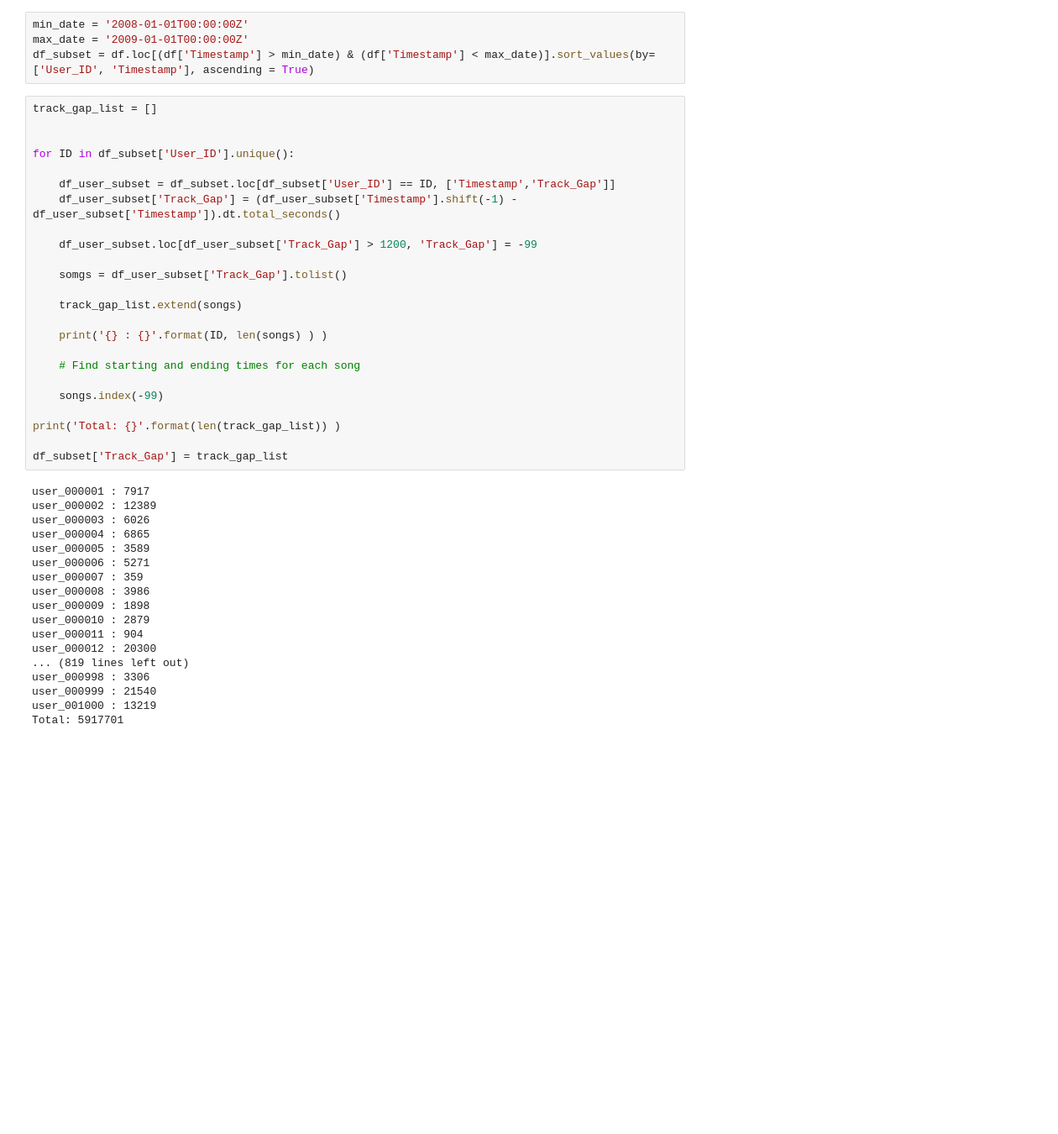
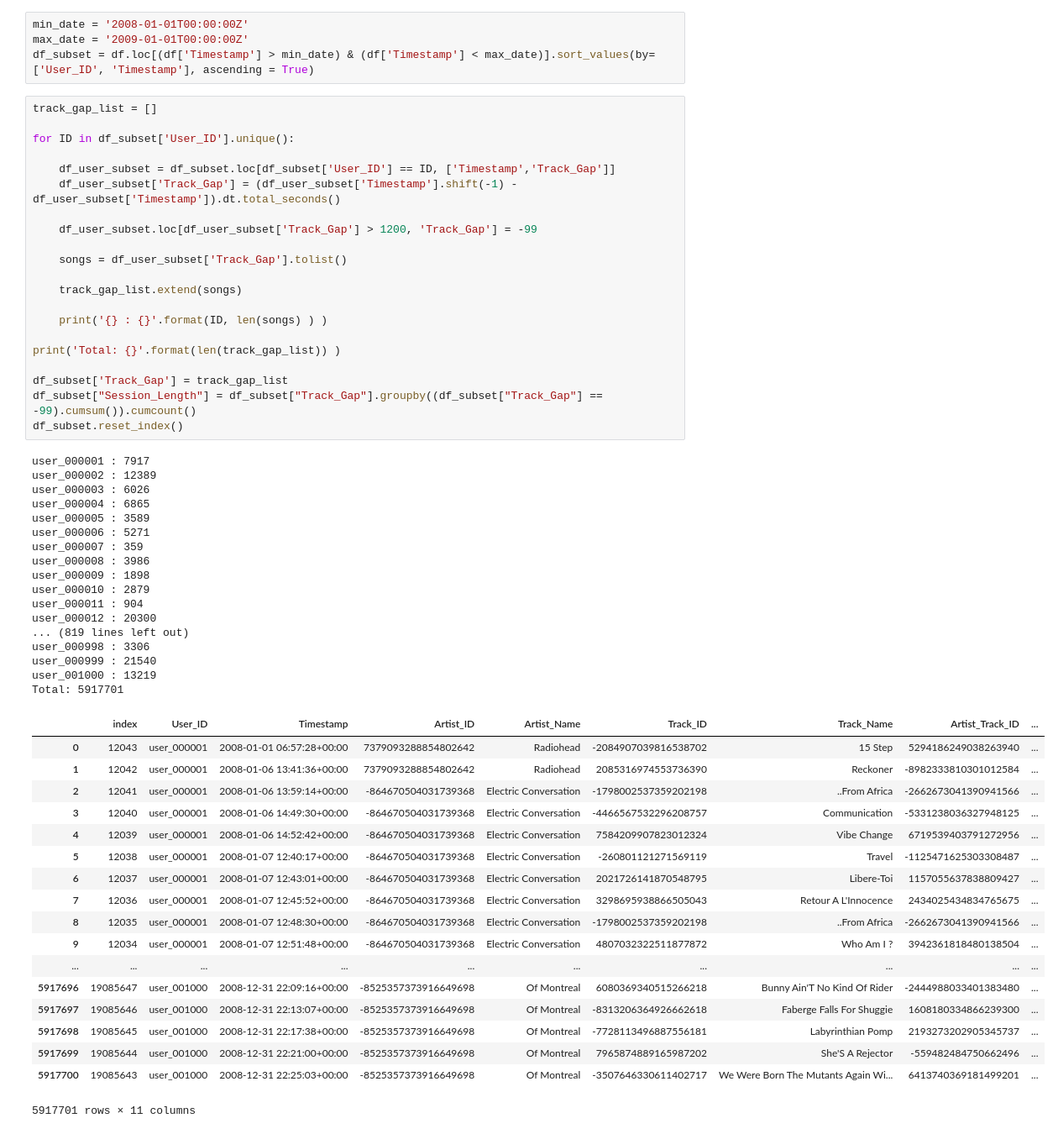
Before and after one commit to Browun/technical-test-lastfm, a Jupyter notebook: Technical-Test-Lastfm.ipynb, the cells around one changed output. Shown at 84% size. Drawn from its saved outputs; the diff is of its cells as text; blank space fills up the shorter version.

```diff
--- a/Technical-Test-Lastfm.ipynb
+++ b/Technical-Test-Lastfm.ipynb
@@ -538,7 +538,6 @@ max_date = '2009-01-01T00:00:00Z'
 df_subset = df.loc[(df['Timestamp'] > min_date) & (df['Timestamp'] < max_date)].sort_values(by=['User_ID', 'Timestamp'], ascending = True)
 # %%
 track_gap_list = []
-
 
 for ID in df_subset['User_ID'].unique():
 
@@ -546,35 +545,51 @@ for ID in df_subset['User_ID'].unique():
     df_user_subset['Track_Gap'] = (df_user_subset['Timestamp'].shift(-1) - df_user_subset['Timestamp']).dt.total_seconds()
 
     df_user_subset.loc[df_user_subset['Track_Gap'] > 1200, 'Track_Gap'] = -99
 
-    somgs = df_user_subset['Track_Gap'].tolist()
+    songs = df_user_subset['Track_Gap'].tolist()
 
     track_gap_list.extend(songs)
 
     print('{} : {}'.format(ID, len(songs) ) )
 
-    # Find starting and ending times for each song
-
-    songs.index(-99)
-
 print('Total: {}'.format(len(track_gap_list)) )
 
 df_subset['Track_Gap'] = track_gap_list
+df_subset["Session_Length"] = df_subset["Track_Gap"].groupby((df_subset["Track_Gap"] == -99).cumsum()).cumcount()
+df_subset.reset_index()
 # %% [output]
 user_000001 : 7917
 user_000002 : 12389
 user_000003 : 6026
 user_000004 : 6865
 user_000005 : 3589
 user_000006 : 5271
 user_000007 : 359
 user_000008 : 3986
 user_000009 : 1898
 user_000010 : 2879
 user_000011 : 904
 user_000012 : 20300
 ... (819 lines left out)
 user_000998 : 3306
 user_000999 : 21540
 user_001000 : 13219
 Total: 5917701
+|  | index | User_ID | Timestamp | Artist_ID | Artist_Name | Track_ID | Track_Name | Artist_Track_ID | ... |
+| 0 | 12043 | user_000001 | 2008-01-01 06:57:28+00:00 | 7379093288854802642 | Radiohead | -2084907039816538702 | 15 Step | 5294186249038263940 | ... |
+| 1 | 12042 | user_000001 | 2008-01-06 13:41:36+00:00 | 7379093288854802642 | Radiohead | 2085316974553736390 | Reckoner | -8982333810301012584 | ... |
+| 2 | 12041 | user_000001 | 2008-01-06 13:59:14+00:00 | -864670504031739368 | Electric Conversation | -1798002537359202198 | ..From Africa | -2662673041390941566 | ... |
+| 3 | 12040 | user_000001 | 2008-01-06 14:49:30+00:00 | -864670504031739368 | Electric Conversation | -4466567532296208757 | Communication | -5331238036327948125 | ... |
+| 4 | 12039 | user_000001 | 2008-01-06 14:52:42+00:00 | -864670504031739368 | Electric Conversation | 7584209907823012324 | Vibe Change | 6719539403791272956 | ... |
+| 5 | 12038 | user_000001 | 2008-01-07 12:40:17+00:00 | -864670504031739368 | Electric Conversation | -260801121271569119 | Travel | -1125471625303308487 | ... |
+| 6 | 12037 | user_000001 | 2008-01-07 12:43:01+00:00 | -864670504031739368 | Electric Conversation | 2021726141870548795 | Libere-Toi | 1157055637838809427 | ... |
+| 7 | 12036 | user_000001 | 2008-01-07 12:45:52+00:00 | -864670504031739368 | Electric Conversation | 3298695938866505043 | Retour A L'Innocence | 2434025434834765675 | ... |
+| 8 | 12035 | user_000001 | 2008-01-07 12:48:30+00:00 | -864670504031739368 | Electric Conversation | -1798002537359202198 | ..From Africa | -2662673041390941566 | ... |
+| 9 | 12034 | user_000001 | 2008-01-07 12:51:48+00:00 | -864670504031739368 | Electric Conversation | 4807032322511877872 | Who Am I ? | 3942361818480138504 | ... |
+| ... | ... | ... | ... | ... | ... | ... | ... | ... | ... |
+| 5917696 | 19085647 | user_001000 | 2008-12-31 22:09:16+00:00 | -8525357373916649698 | Of Montreal | 6080369340515266218 | Bunny Ain'T No Kind Of Rider | -2444988033401383480 | ... |
+| 5917697 | 19085646 | user_001000 | 2008-12-31 22:13:07+00:00 | -8525357373916649698 | Of Montreal | -8313206364926662618 | Faberge Falls For Shuggie | 1608180334866239300 | ... |
+| 5917698 | 19085645 | user_001000 | 2008-12-31 22:17:38+00:00 | -8525357373916649698 | Of Montreal | -7728113496887556181 | Labyrinthian Pomp | 2193273202905345737 | ... |
+| 5917699 | 19085644 | user_001000 | 2008-12-31 22:21:00+00:00 | -8525357373916649698 | Of Montreal | 7965874889165987202 | She'S A Rejector | -559482484750662496 | ... |
+| 5917700 | 19085643 | user_001000 | 2008-12-31 22:25:03+00:00 | -8525357373916649698 | Of Montreal | -3507646330611402717 | We Were Born The Mutants Again Wi... | 6413740369181499201 | ... |
+5917701 rows × 11 columns
```
Also changed, not shown: parts of 29 cells of this notebook.
